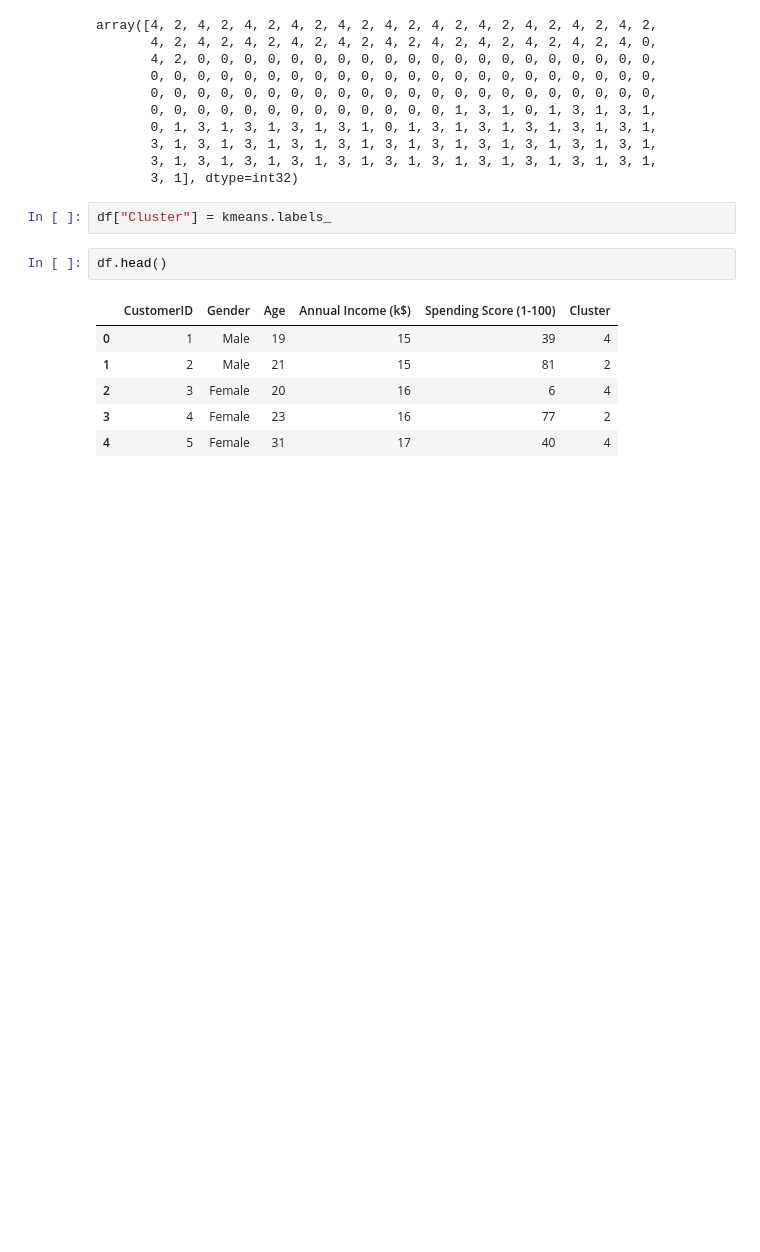
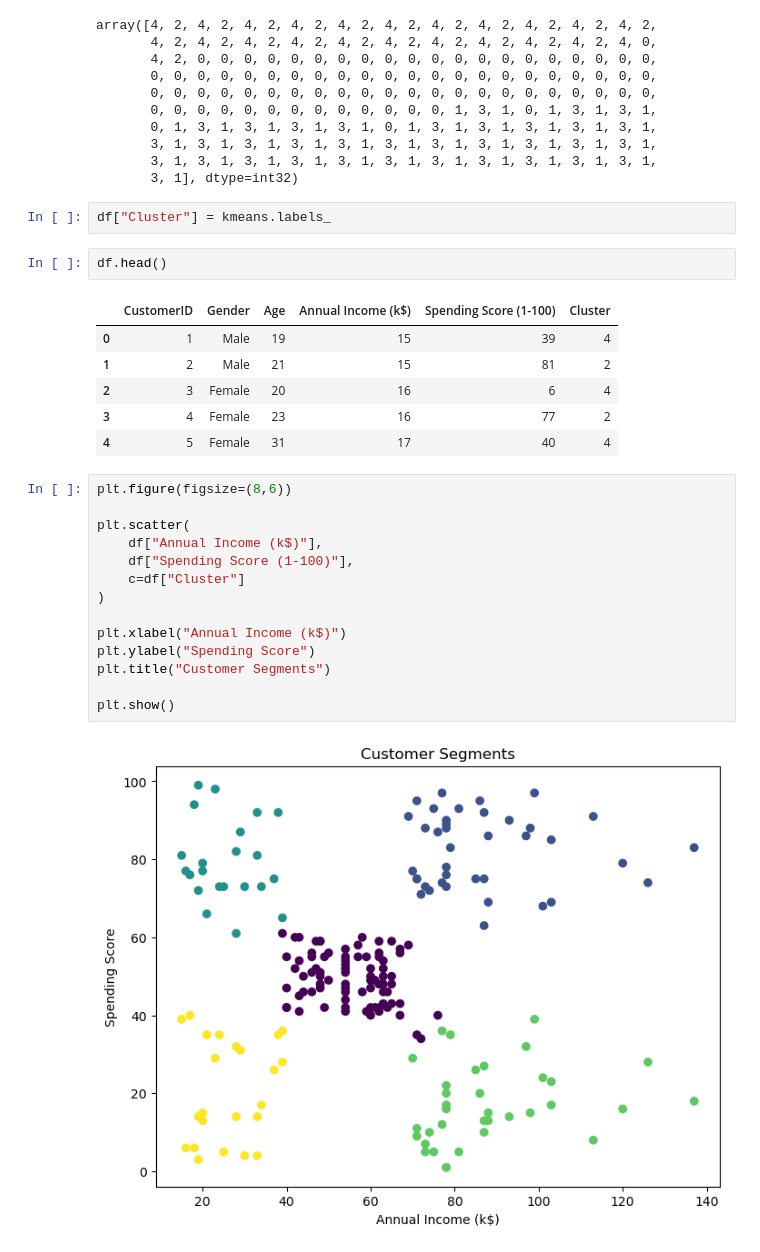
Before and after one commit to Drashti-007/Customer-Segmentation-Analysis, a Jupyter notebook: notebooks/mall_customer_segmentation.ipynb, the cells around one changed output. Cells and saved outputs as stored; diff of their text form; blank space fills up the shorter version.

Commit message:
separated the cluster with colors

```diff
--- a/notebooks/mall_customer_segmentation.ipynb
+++ b/notebooks/mall_customer_segmentation.ipynb
@@ -133,3 +133,19 @@ df.head()
 | 2 | 3 | Female | 20 | 16 | 6 | 4 |
 | 3 | 4 | Female | 23 | 16 | 77 | 2 |
 | 4 | 5 | Female | 31 | 17 | 40 | 4 |
+# %%
+plt.figure(figsize=(8,6))
+
+plt.scatter(
+    df["Annual Income (k$)"],
+    df["Spending Score (1-100)"],
+    c=df["Cluster"]
+)
+
+plt.xlabel("Annual Income (k$)")
+plt.ylabel("Spending Score")
+plt.title("Customer Segments")
+
+plt.show()
+# %% [output]
+[figure, added]
```
